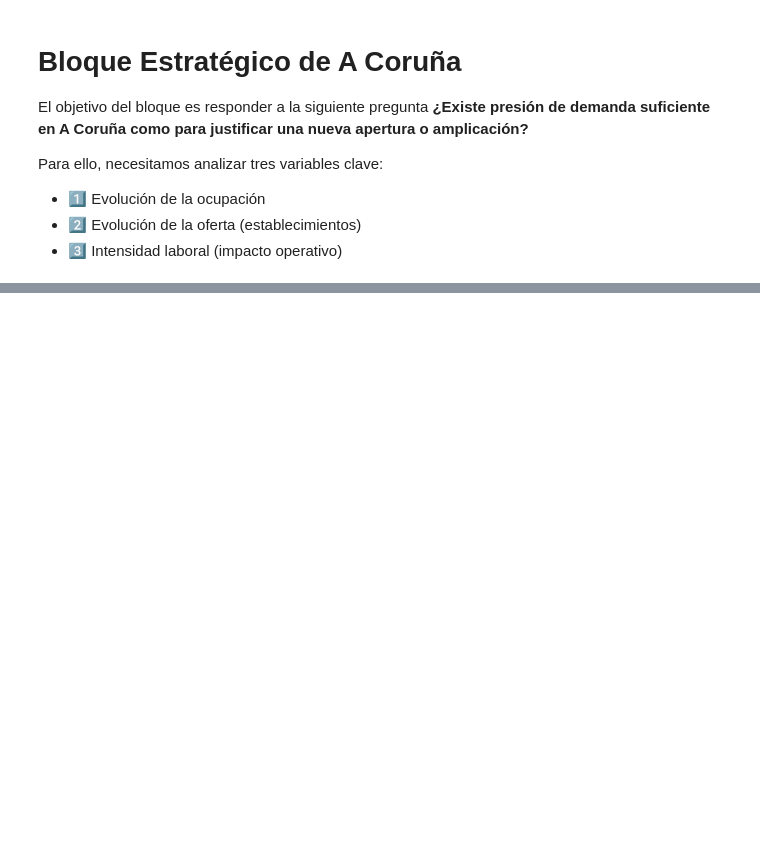
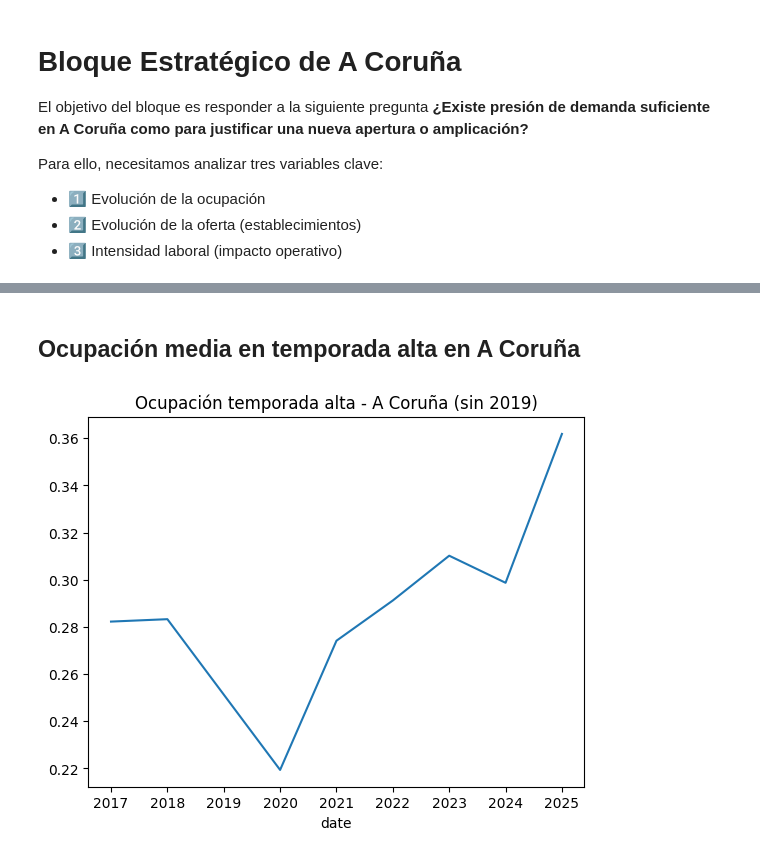
Before and after one commit to davidpargaa/proyecto1_DS_IA, a Jupyter notebook: notebooks/eda.ipynb, the cells around one changed output, grey strips where cells are left out. Saved outputs shown, nothing was run; the diff lists cells and outputs as text; code cells hidden in the pictures; blank space fills up the shorter version.

```diff
--- a/notebooks/eda.ipynb
+++ b/notebooks/eda.ipynb
@@ -311,0 +374,19 @@ coruna.head()
+# %% [markdown]
+## Ocupación media en temporada alta en A Coruña
+# %%
+temporada_alta = coruna_ocup[
+    coruna_ocup["date"].dt.month.isin([6,7,8,9])
+]
+
+ocupacion_alta_anual = (
+    temporada_alta
+    .groupby(temporada_alta["date"].dt.year)["ocupacion_real"]
+    .mean()
+)
+
+plt.figure()
+ocupacion_alta_anual.plot()
+plt.title("Ocupación temporada alta - A Coruña (sin 2019)")
+plt.show()
+# %% [output]
+[figure, added]
```
Also changed, not shown: parts of 51 cells of this notebook.
